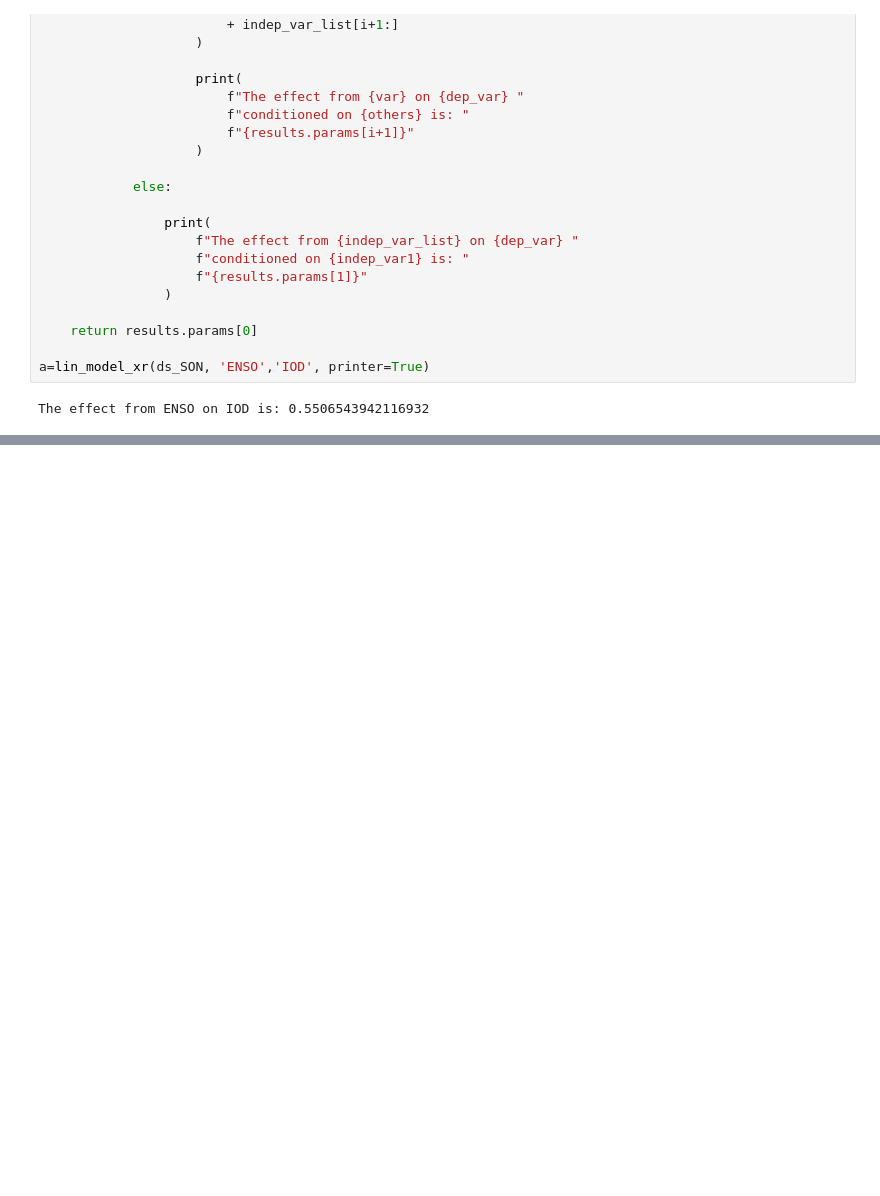
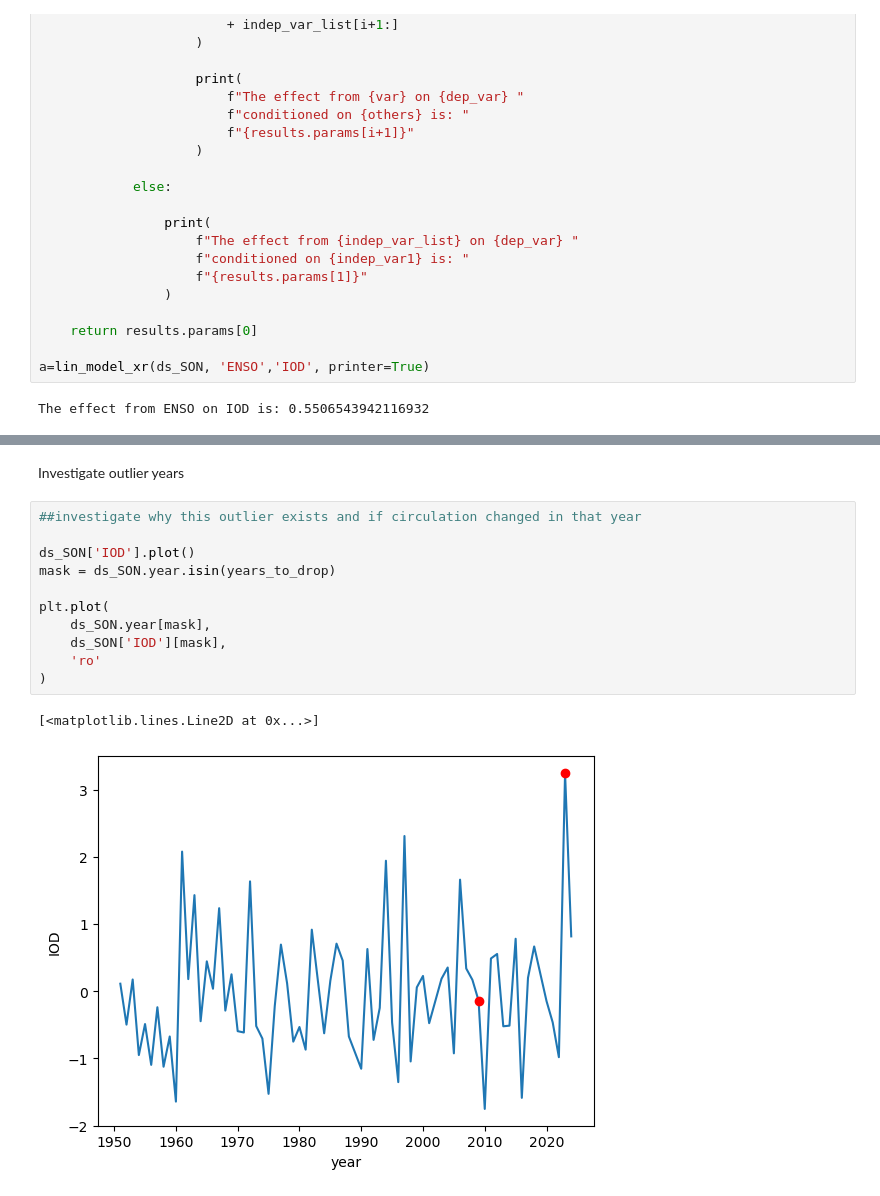
Before and after one commit to giulianolattus-crypto/work, a Jupyter notebook: whole_period_effects/yearly_contributions_whole_period.ipynb, the cells around one changed output, grey strips where cells are left out. Drawn from its saved outputs; the diff is of its cells as text; blank space fills up the shorter version.

```diff
--- a/whole_period_effects/yearly_contributions_whole_period.ipynb
+++ b/whole_period_effects/yearly_contributions_whole_period.ipynb
@@ -366,0 +434,16 @@ ValueError: all the input array dimensions except for the concatenation axis mus
+# %% [markdown]
+Investigate outlier years
+# %%
+##investigate why this outlier exists and if circulation changed in that year
+
+ds_SON['IOD'].plot()
+mask = ds_SON.year.isin(years_to_drop)
+
+plt.plot(
+    ds_SON.year[mask],
+    ds_SON['IOD'][mask],
+    'ro'
+)
+# %% [output]
+[<matplotlib.lines.Line2D at 0x...>]
+[figure, added]
```
Also changed, not shown: parts of 12 cells of this notebook, 36 other files.
